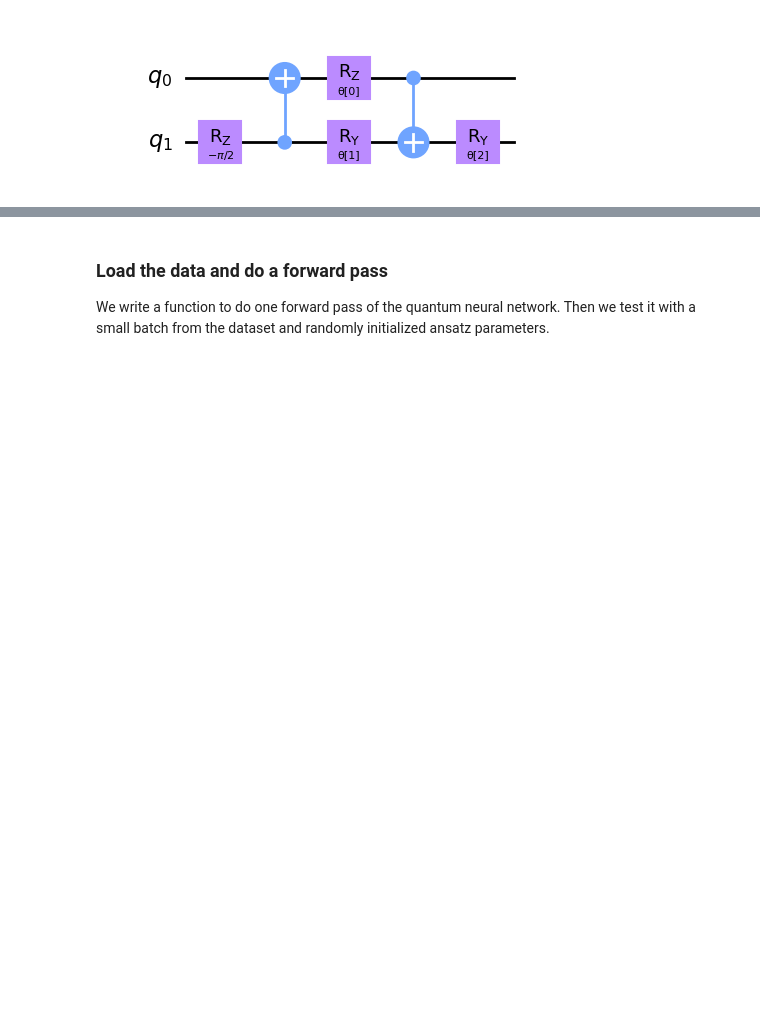
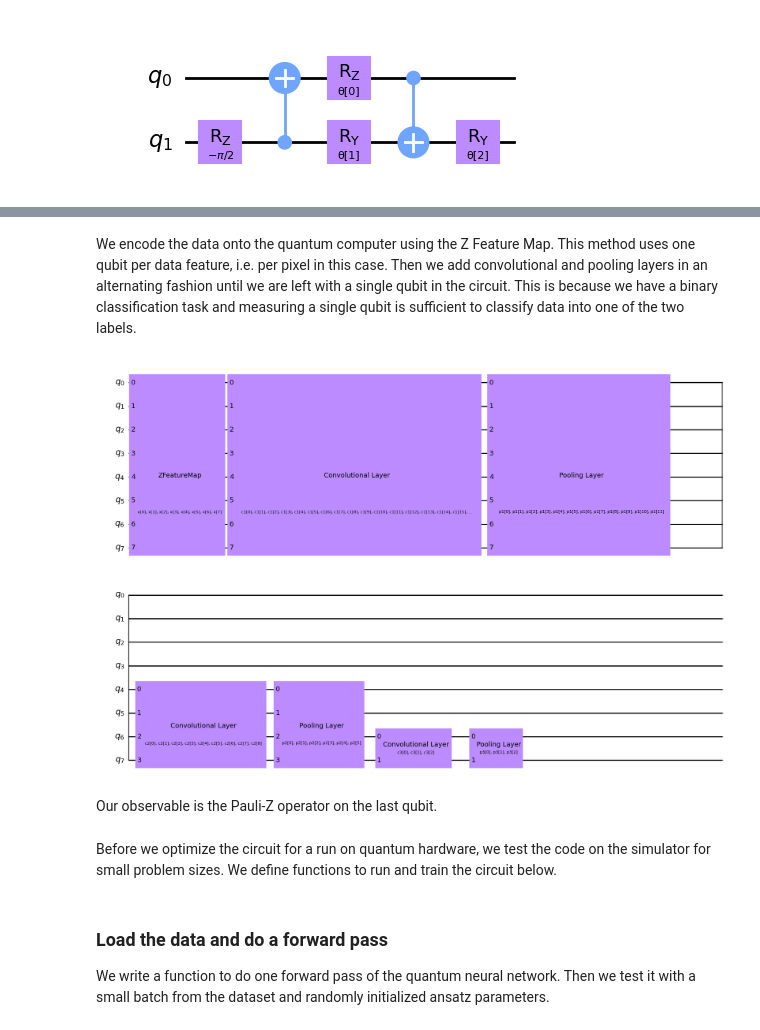
Before and after one commit to IBM-Quantum-Technical-Enablement/quantum-enablement, a Jupyter notebook: docs/tutorials/QNN_tutorial.ipynb, the cells around one changed output, grey strips where cells are left out. Saved outputs shown, nothing was run; the diff lists cells and outputs as text; code cells hidden in the pictures; blank space fills up the shorter version.

Commit message:
add gradients, hardware and qiskit patterns

```diff
--- a/docs/tutorials/QNN_tutorial.ipynb
+++ b/docs/tutorials/QNN_tutorial.ipynb
@@ -191,0 +221,26 @@ observable = SparsePauliOp.from_list([("Z" + "I" * 7, 1)])
+# %% [markdown]
+We encode the data onto the quantum computer using the Z Feature Map. This method uses one qubit per data feature, i.e. per pixel in this case. Then we add convolutional and pooling layers in an alternating fashion until we are left with a single qubit in the circuit. This is because we have a binary classification task and measuring a single qubit is sufficient to classify data into one of the two labels.
+# %%
+from qiskit.circuit.library import ZFeatureMap
+from qiskit.quantum_info import SparsePauliOp
+
+# One qubit per data feature
+num_qubits = len(train_images[0])
+
+# Data encoding
+feature_map = ZFeatureMap(num_qubits)
+
+# QCNN ansatz
+ansatz = get_qcnn_ansatz(num_qubits)
+
+# Combine the feature map with the ansatz
+circuit = QuantumCircuit(num_qubits)
+circuit.compose(feature_map, range(num_qubits), inplace=True)
+circuit.compose(ansatz, range(num_qubits), inplace=True)
+
+# Display the circuit
+circuit.draw("mpl", style="clifford")
+# %% [output]
+[figure, added]
+# %% [markdown]
+Our observable is the Pauli-Z operator on the last qubit.
@@ -192,3 +249,5 @@ observable = SparsePauliOp.from_list([("Z" + "I" * 7, 1)])
+# %% [markdown]
+Before we optimize the circuit for a run on quantum hardware, we test the code on the simulator for small problem sizes. We define functions to run and train the circuit below.
 # %% [markdown]
 ### Load the data and do a forward pass
 We write a function to do one forward pass of the quantum neural network. Then we test it with a small batch from the dataset and randomly initialized ansatz parameters.
```
Also changed, not shown: parts of 81 cells of this notebook.
